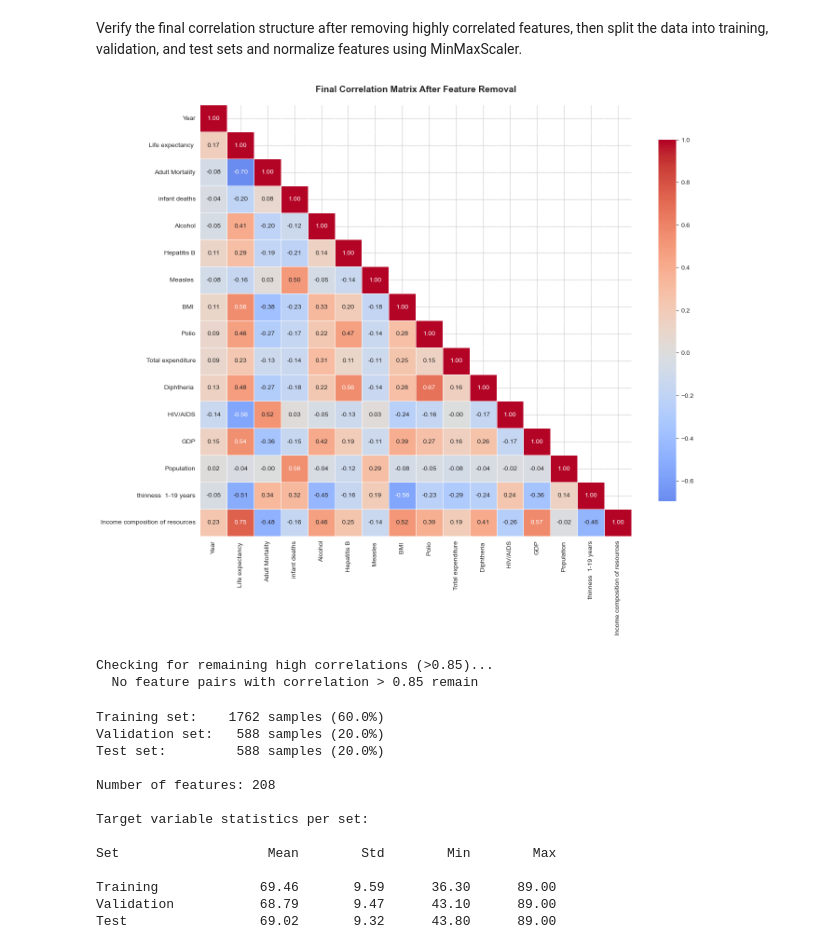
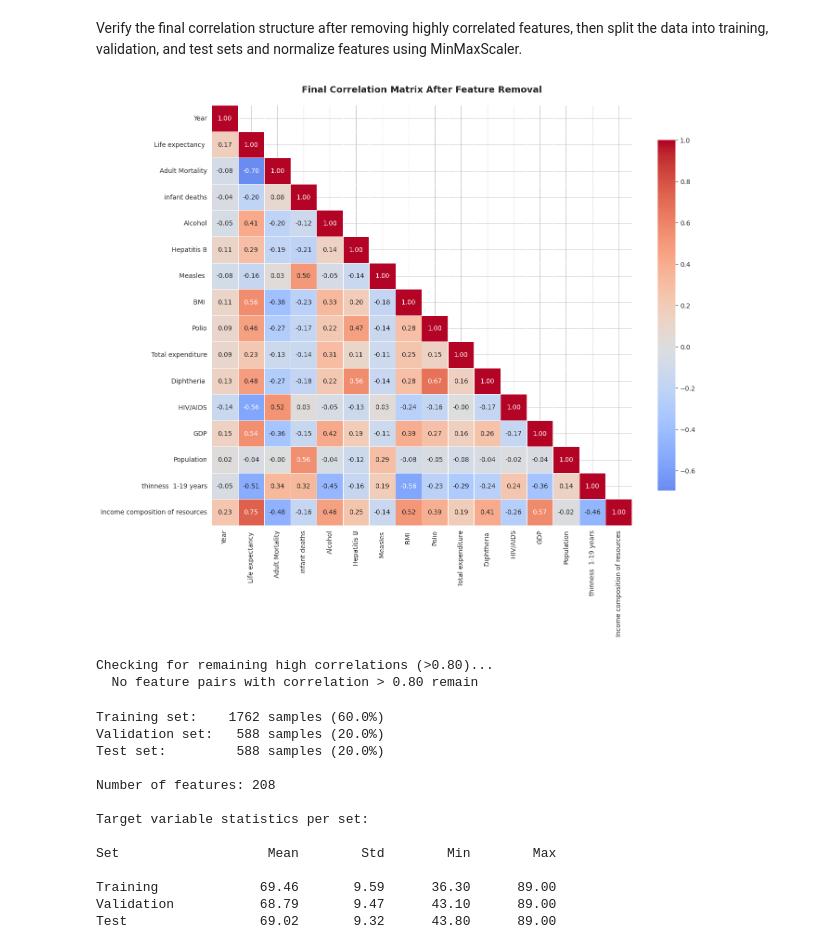
Before and after one commit to DavideDDB23/ML_HW_2, a Jupyter notebook: Life Expectancy Regression.ipynb, the cells around one changed output. Drawn from its saved outputs; the diff is of its cells as text; code cells hidden in the pictures.

```diff
--- a/Life Expectancy Regression.ipynb
+++ b/Life Expectancy Regression.ipynb
@@ -435,7 +436,7 @@ print()
 high_corr_pairs = []
 for i in range(len(correlation_matrix.columns)):
     for j in range(i+1, len(correlation_matrix.columns)):
-        if abs(correlation_matrix.iloc[i, j]) > 0.85:
+        if abs(correlation_matrix.iloc[i, j]) > 0.80:
             high_corr_pairs.append((
                 correlation_matrix.columns[i],
                 correlation_matrix.columns[j],
@@ -446,5 +447,5 @@ if high_corr_pairs:
     for feat1, feat2, corr in sorted(high_corr_pairs, key=lambda x: abs(x[2]), reverse=True):
         print(f"{feat1} <-> {feat2}: {corr:.4f}")
 else:
-    print("No feature pairs with correlation > 0.85 found")
+    print("No feature pairs with correlation > 0.80 found")
 # %% [output]
@@ -624,30 +625,30 @@ Verify the final correlation structure after removing highly correlated features
 # %%
 # Visualize final correlation structure (numerical features only)
 final_corr = df_encoded.select_dtypes(include='number').corr()
 
 plt.figure(figsize=(14, 12))
 mask = np.triu(np.ones_like(final_corr, dtype=bool), k=1)
 sns.heatmap(final_corr, mask=mask, annot=True, fmt='.2f', cmap='coolwarm', center=0,
             linewidths=0.5, cbar_kws={"shrink": 0.8}, square=True)
 plt.title('Final Correlation Matrix After Feature Removal', fontsize=14, fontweight='bold', pad=20)
 plt.tight_layout()
 plt.show()
 
 # Check for remaining high correlations
-print("\nChecking for remaining high correlations (>0.85)...")
+print("\nChecking for remaining high correlations (>0.80)...")
 high_corr_found = False
 for i in range(len(final_corr.columns)):
     for j in range(i+1, len(final_corr.columns)):
-        if abs(final_corr.iloc[i, j]) > 0.85:
+        if abs(final_corr.iloc[i, j]) > 0.80:
             print(f"  {final_corr.columns[i]} <-> {final_corr.columns[j]}: {final_corr.iloc[i, j]:.4f}")
             high_corr_found = True
 
 if not high_corr_found:
-    print("  No feature pairs with correlation > 0.85 remain")
+    print("  No feature pairs with correlation > 0.80 remain")
 # %% [output]
-[figure, old version]
+[figure, new version]
-Checking for remaining high correlations (>0.85)...
-  No feature pairs with correlation > 0.85 remain
+Checking for remaining high correlations (>0.80)...
+  No feature pairs with correlation > 0.80 remain
 # %%
 # Separate features and target
 X = df_encoded.drop("Life expectancy ", axis=1)
```
Also changed, not shown: parts of 27 cells of this notebook, 2 other files.
